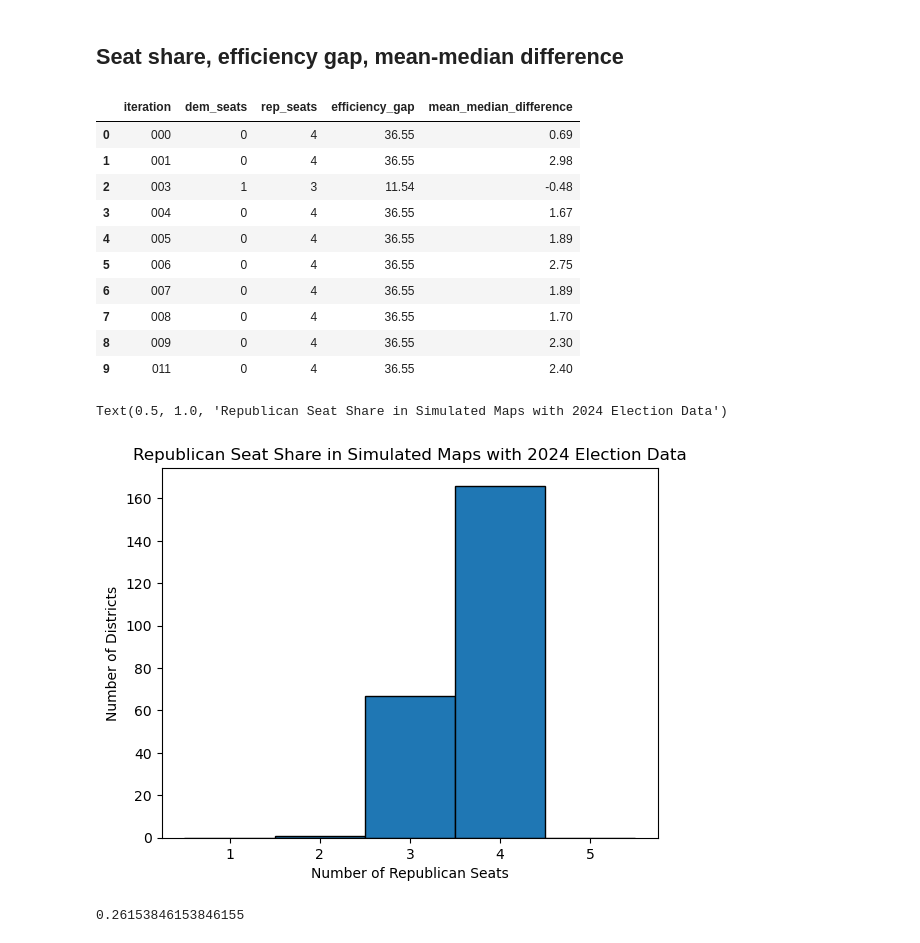
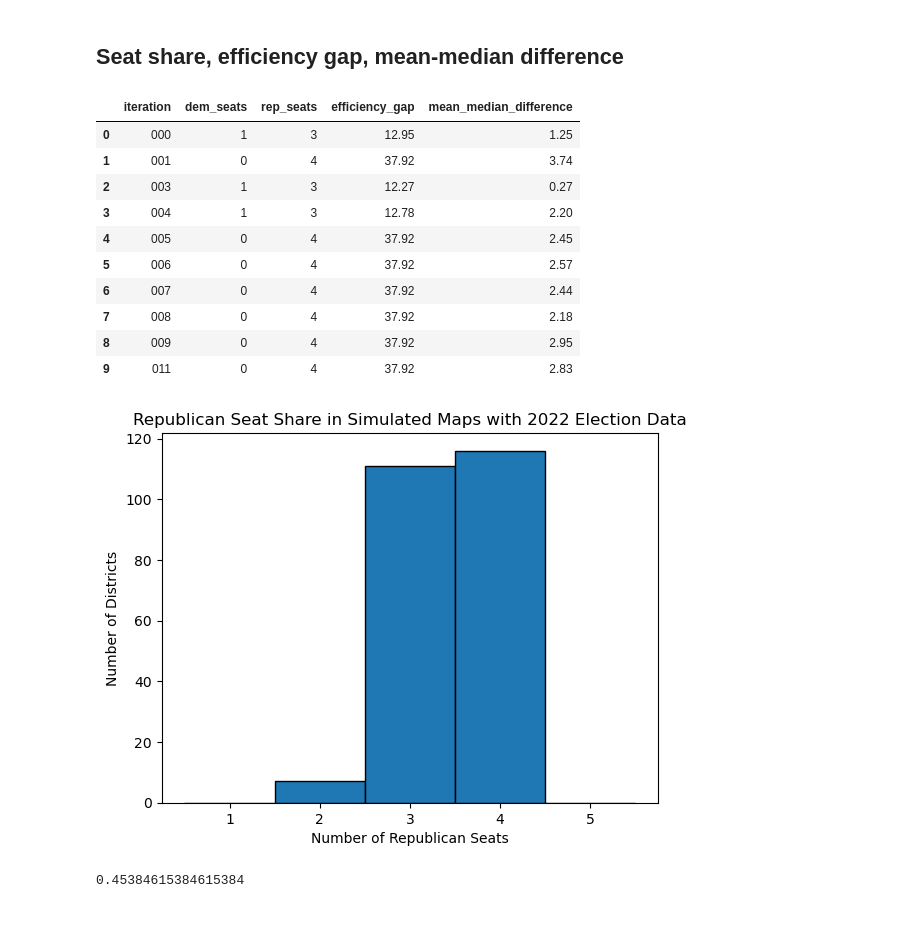
Before and after one commit to stefaniegwangphd/ia-redistricting, a Jupyter notebook: election_analysis.ipynb, the cells around one changed output. Drawn from its saved outputs; the diff is of its cells as text; code cells hidden in the pictures.

```diff
--- a/election_analysis.ipynb
+++ b/election_analysis.ipynb
@@ -14,7 +18,7 @@ import math
 # Get voter data
 # Input relevant election year
 
-election_year=2024
+election_year=2022
 file_name = './data/voter_numbers_{}.csv'
 
 votes_df=pd.read_csv(file_name.format(election_year))
@@ -250,32 +254,32 @@ seat_share_df=pd.DataFrame(winners_list,columns=['iteration', 'dem_seats', 'rep_
 seat_share_df.head(10)
 # %% [output]
 |  | iteration | dem_seats | rep_seats | efficiency_gap | mean_median_difference |
-| 0 | 000 | 0 | 4 | 36.55 | 0.69 |
-| 1 | 001 | 0 | 4 | 36.55 | 2.98 |
-| 2 | 003 | 1 | 3 | 11.54 | -0.48 |
-| 3 | 004 | 0 | 4 | 36.55 | 1.67 |
-| 4 | 005 | 0 | 4 | 36.55 | 1.89 |
-| 5 | 006 | 0 | 4 | 36.55 | 2.75 |
-| 6 | 007 | 0 | 4 | 36.55 | 1.89 |
-| 7 | 008 | 0 | 4 | 36.55 | 1.70 |
-| 8 | 009 | 0 | 4 | 36.55 | 2.30 |
-| 9 | 011 | 0 | 4 | 36.55 | 2.40 |
+| 0 | 000 | 1 | 3 | 12.95 | 1.25 |
+| 1 | 001 | 0 | 4 | 37.92 | 3.74 |
+| 2 | 003 | 1 | 3 | 12.27 | 0.27 |
+| 3 | 004 | 1 | 3 | 12.78 | 2.20 |
+| 4 | 005 | 0 | 4 | 37.92 | 2.45 |
+| 5 | 006 | 0 | 4 | 37.92 | 2.57 |
+| 6 | 007 | 0 | 4 | 37.92 | 2.44 |
+| 7 | 008 | 0 | 4 | 37.92 | 2.18 |
+| 8 | 009 | 0 | 4 | 37.92 | 2.95 |
+| 9 | 011 | 0 | 4 | 37.92 | 2.83 |
 # %%
 seat_share_df.to_csv("data/seat_share_{}.csv".format(election_year), index=False, header=True)
 # %%
 seats = seat_share_df['rep_seats']
 plt.hist(seats,bins=np.arange(0,6)+0.5, ec="k")
 plt.xlabel('Number of Republican Seats')
 plt.ylabel('Number of Districts')
-plt.title('Republican Seat Share in Simulated Maps with 2024 Election Data')
+plt.title('Republican Seat Share in Simulated Maps with {} Election Data'.format(election_year))
+plt.savefig('./images_for_paper/republican_seat_share_{}.png'.format(election_year))
 # %% [output]
-Text(0.5, 1.0, 'Republican Seat Share in Simulated Maps with 2024 Election Data')
-[figure, old version]
+[figure, new version]
 # %%
 #Percentage of simulated maps with at least 1 democratic winner based on 2022 voter numbers
 len(seat_share_df.loc[seat_share_df['dem_seats']>0])/260
 # %% [output]
-0.26153846153846155
+0.45384615384615384
 # %%
 plt.scatter(seat_share_df['efficiency_gap'], seat_share_df['rep_seats'], alpha=.1, zorder=1, label='simulated')
 # plt.scatter(x, y, zorder=2, label='enacted map')
```
Also changed, not shown: parts of 11 cells of this notebook, 5 other files.
